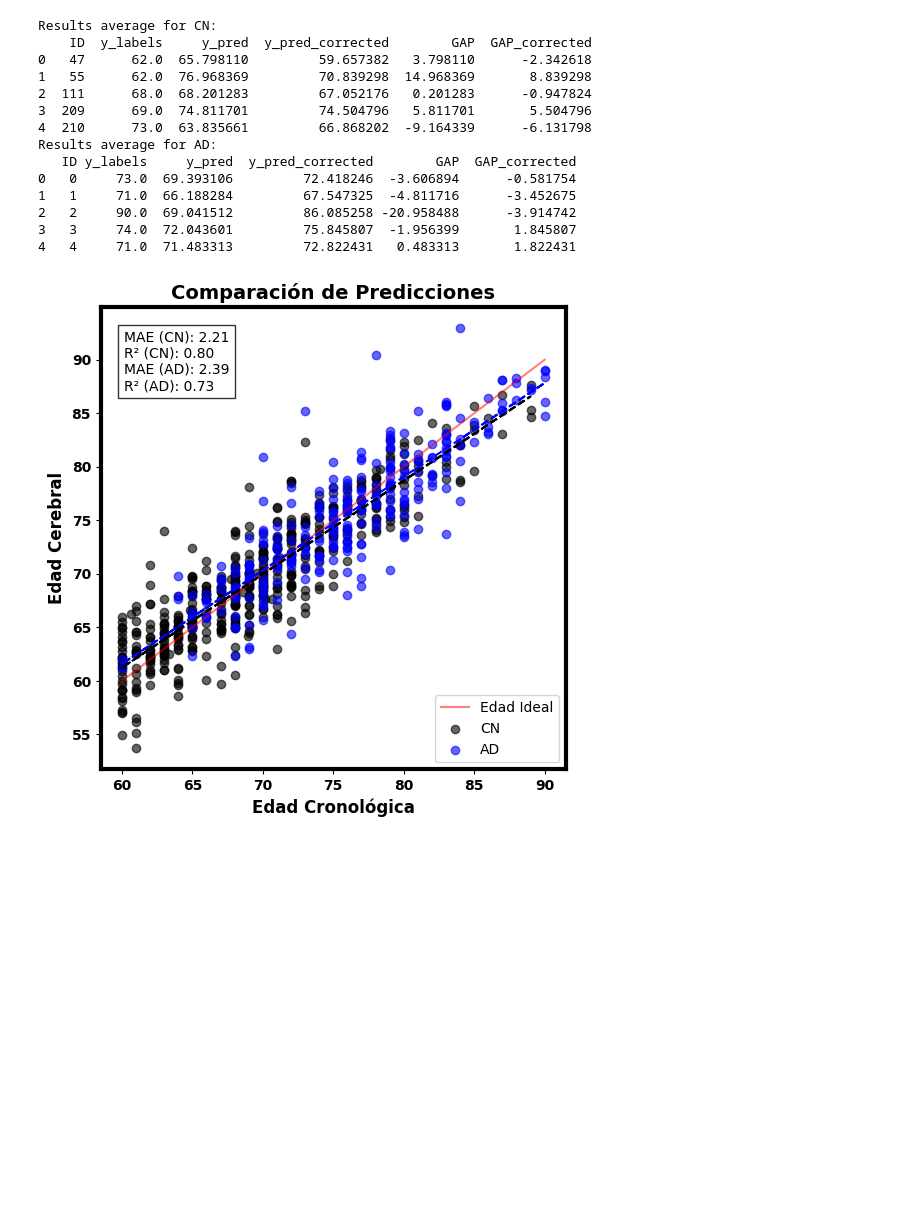
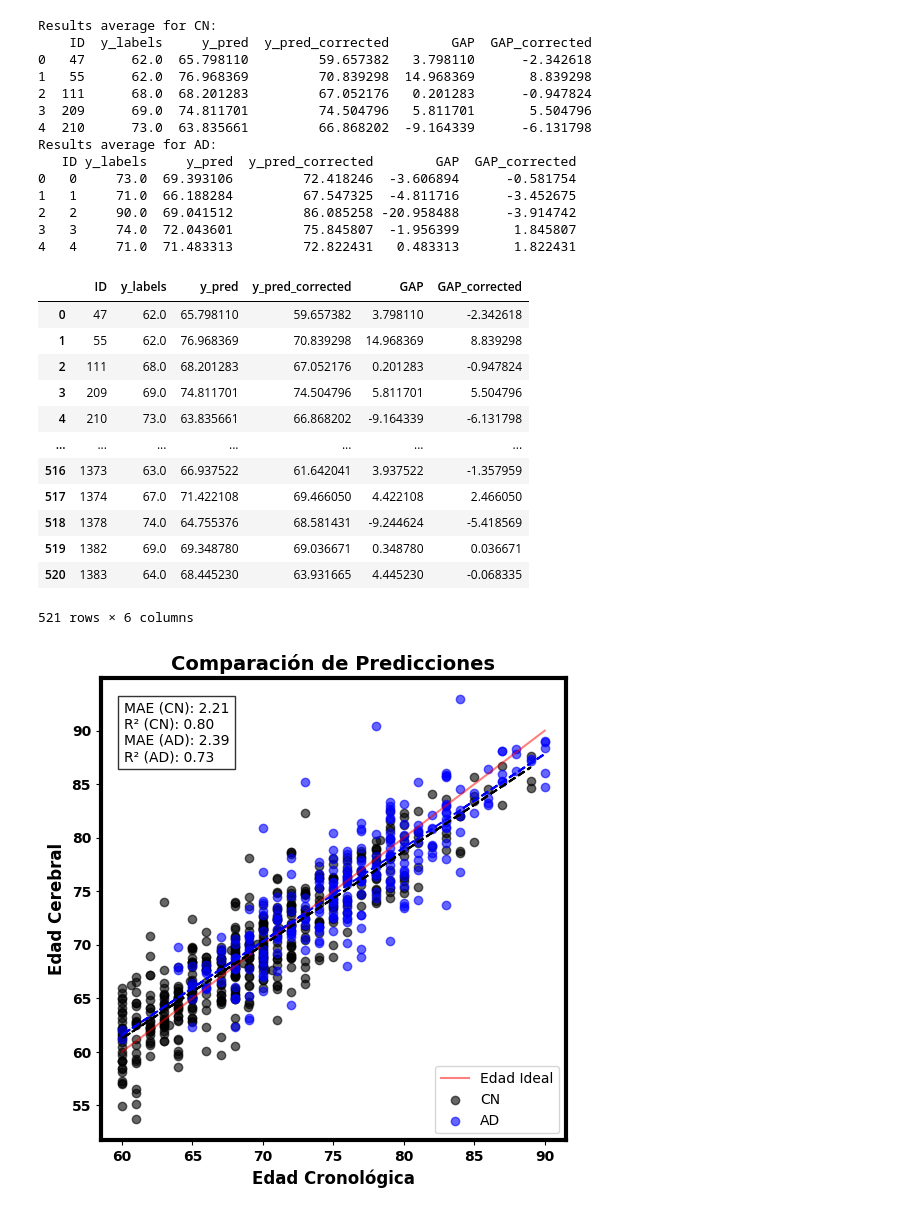
Before and after one commit to carrielfelipe/Brain_Age_with_Patients, a Jupyter notebook: Brain_Aging.ipynb, the cells around one changed output. Drawn from its saved outputs; the diff is of its cells as text; code cells hidden in the pictures; blank space fills up the shorter version.

```diff
--- a/Brain_Aging.ipynb
+++ b/Brain_Aging.ipynb
@@ -675,6 +675,22 @@ Results average for AD:
 2   2     90.0  69.041512         86.085258 -20.958488      -3.914742
 3   3     74.0  72.043601         75.845807  -1.956399       1.845807
 4   4     71.0  71.483313         72.822431   0.483313       1.822431
+# %%
+results_avg_CN
+# %% [output]
+|  | ID | y_labels | y_pred | y_pred_corrected | GAP | GAP_corrected |
+| 0 | 47 | 62.0 | 65.798110 | 59.657382 | 3.798110 | -2.342618 |
+| 1 | 55 | 62.0 | 76.968369 | 70.839298 | 14.968369 | 8.839298 |
+| 2 | 111 | 68.0 | 68.201283 | 67.052176 | 0.201283 | -0.947824 |
+| 3 | 209 | 69.0 | 74.811701 | 74.504796 | 5.811701 | 5.504796 |
+| 4 | 210 | 73.0 | 63.835661 | 66.868202 | -9.164339 | -6.131798 |
+| ... | ... | ... | ... | ... | ... | ... |
+| 516 | 1373 | 63.0 | 66.937522 | 61.642041 | 3.937522 | -1.357959 |
+| 517 | 1374 | 67.0 | 71.422108 | 69.466050 | 4.422108 | 2.466050 |
+| 518 | 1378 | 74.0 | 64.755376 | 68.581431 | -9.244624 | -5.418569 |
+| 519 | 1382 | 69.0 | 69.348780 | 69.036671 | 0.348780 | 0.036671 |
+| 520 | 1383 | 64.0 | 68.445230 | 63.931665 | 4.445230 | -0.068335 |
+521 rows × 6 columns
 # %%
 import matplotlib.pyplot as plt
 import numpy as np
```
Also changed, not shown: parts of 1 cell of this notebook.
